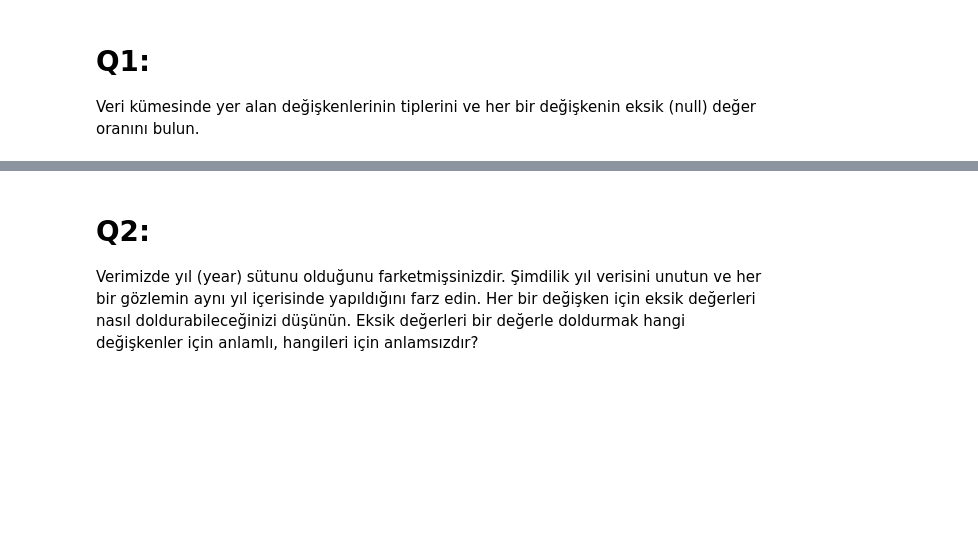
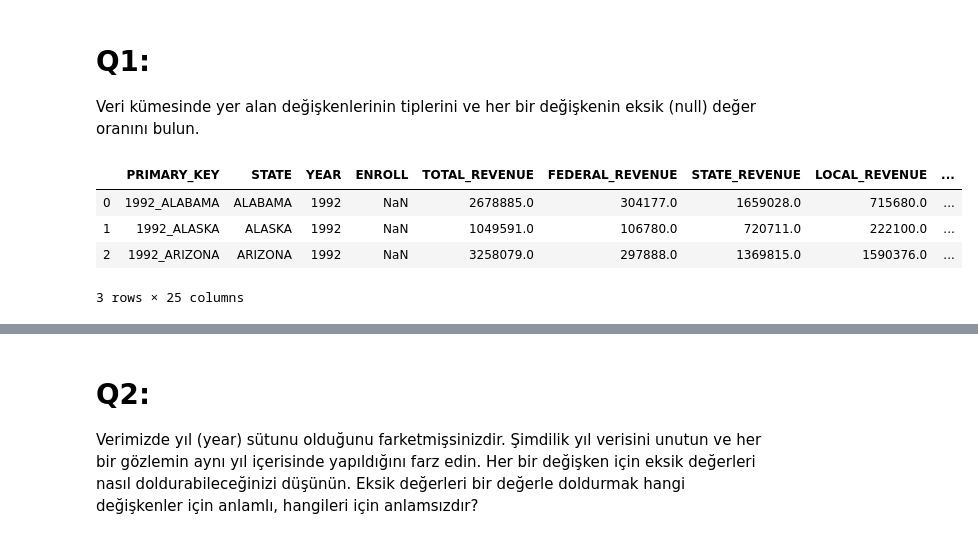
Before and after one commit to mehmetfatihdata/BOOTCAMP_1, a Jupyter notebook: WORK_17_LOSTVALUES.ipynb, the cells around one changed output, grey strips where cells are left out. Cells and saved outputs as stored; diff of their text form; code cells hidden in the pictures; blank space fills up the shorter version.

```diff
--- a/WORK_17_LOSTVALUES.ipynb
+++ b/WORK_17_LOSTVALUES.ipynb
@@ -17,4 +12,10 @@ warnings.filterwarnings('ignore')
 Veri kümesinde yer alan değişkenlerinin tiplerini ve her bir değişkenin eksik (null) değer oranını bulun.
 # %%
 egitim = pd.read_csv("states_all.csv")
-egitim.head(60)
+egitim.head(3)
+# %% [output]
+|  | PRIMARY_KEY | STATE | YEAR | ENROLL | TOTAL_REVENUE | FEDERAL_REVENUE | STATE_REVENUE | LOCAL_REVENUE | ... |
+| 0 | 1992_ALABAMA | ALABAMA | 1992 | NaN | 2678885.0 | 304177.0 | 1659028.0 | 715680.0 | ... |
+| 1 | 1992_ALASKA | ALASKA | 1992 | NaN | 1049591.0 | 106780.0 | 720711.0 | 222100.0 | ... |
+| 2 | 1992_ARIZONA | ARIZONA | 1992 | NaN | 3258079.0 | 297888.0 | 1369815.0 | 1590376.0 | ... |
+3 rows × 25 columns
```
Also changed, not shown: parts of 19 cells of this notebook.
